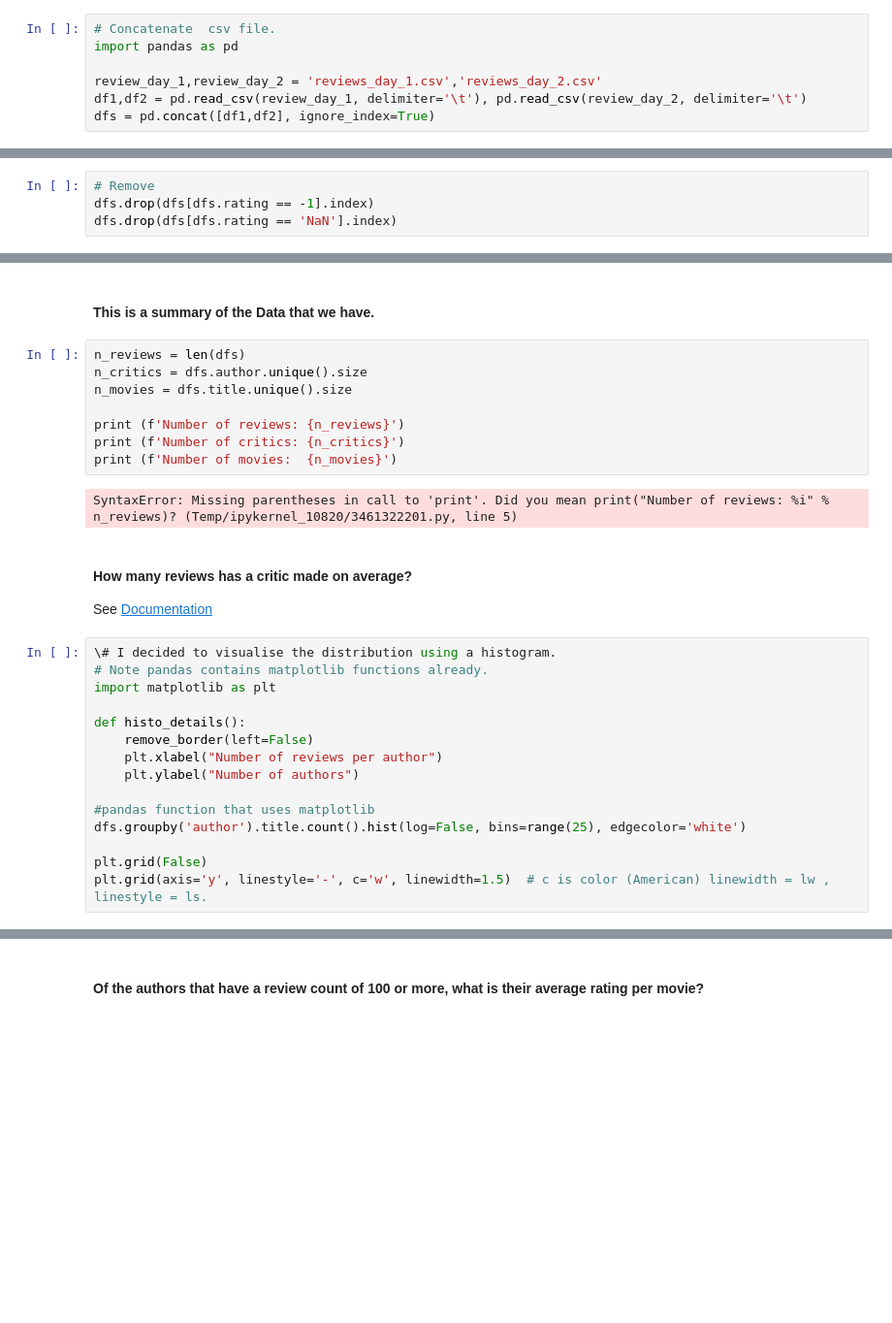
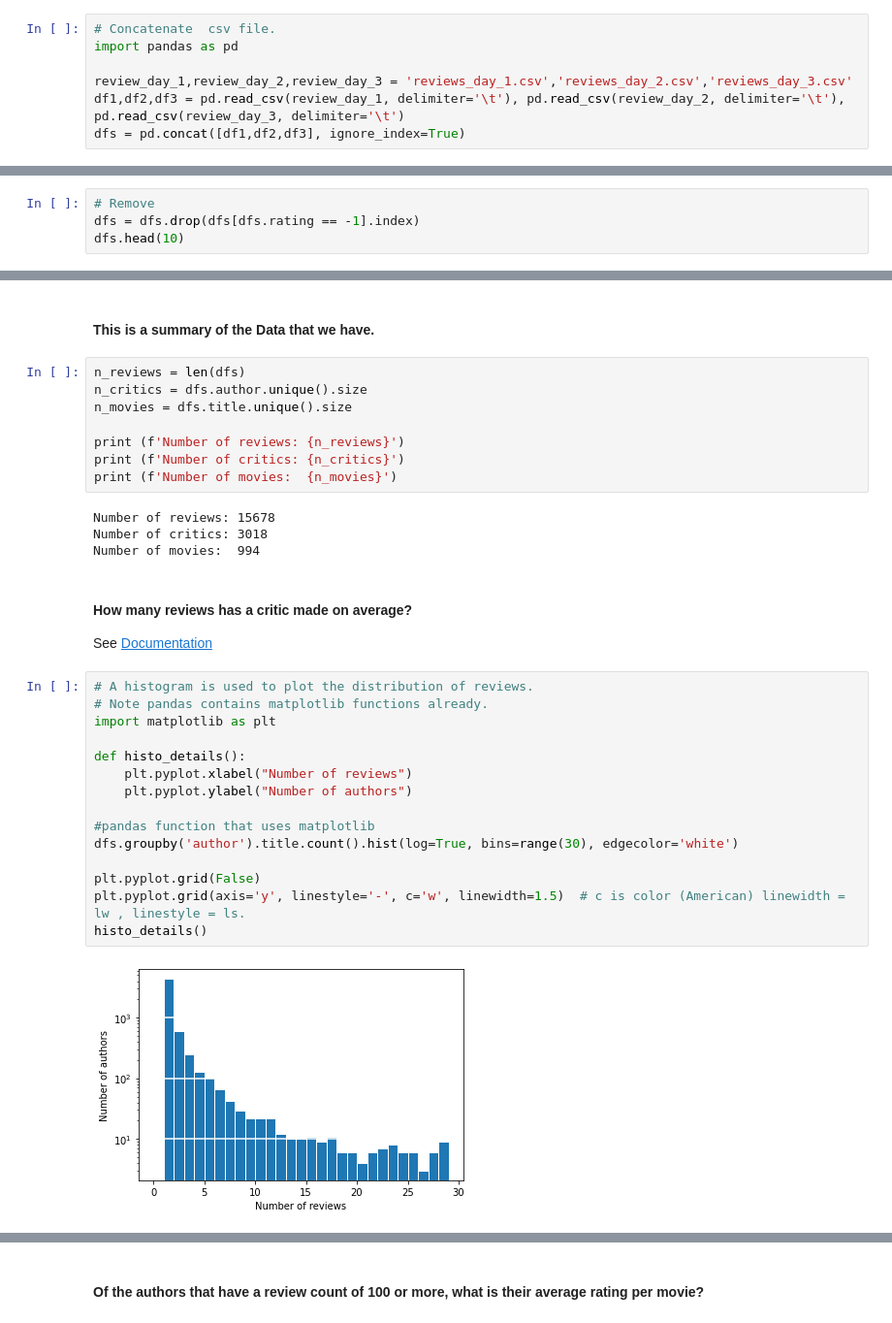
Before and after one commit to davidaristotle2012/Data_Science_Projects, a Jupyter notebook: IMDB_NaiveBayes/Data_Exploration.ipynb, the cells around one changed output, grey strips where cells are left out. Shown at 97% size. Drawn from its saved outputs; the diff is of its cells as text; blank space fills up the shorter version.

```diff
--- a/IMDB_NaiveBayes/Data_Exploration.ipynb
+++ b/IMDB_NaiveBayes/Data_Exploration.ipynb
@@ -5,9 +5,9 @@ In this section, the data from 'Data_Acquisition' over the past few days is merg
 # Concatenate  csv file.
 import pandas as pd
 
-review_day_1,review_day_2 = 'reviews_day_1.csv','reviews_day_2.csv'
-df1,df2 = pd.read_csv(review_day_1, delimiter='\t'), pd.read_csv(review_day_2, delimiter='\t')
-dfs = pd.concat([df1,df2], ignore_index=True)
+review_day_1,review_day_2,review_day_3 = 'reviews_day_1.csv','reviews_day_2.csv','reviews_day_3.csv'
+df1,df2,df3 = pd.read_csv(review_day_1, delimiter='\t'), pd.read_csv(review_day_2, delimiter='\t'), pd.read_csv(review_day_3, delimiter='\t')
+dfs = pd.concat([df1,df2,df3], ignore_index=True)
 # %% [markdown]
 #### Some Cleaning
 Remove -1 and NaN
@@ -18,4 +37,4 @@ print(len(dfs[dfs.rating == 'NaN']))
 # %%
 # Remove
-dfs.drop(dfs[dfs.rating == -1].index)
-dfs.drop(dfs[dfs.rating == 'NaN'].index)
+dfs = dfs.drop(dfs[dfs.rating == -1].index)
+dfs.head(10)
@@ -30,24 +61,28 @@ print (f'Number of reviews: {n_reviews}')
 print (f'Number of critics: {n_critics}')
 print (f'Number of movies:  {n_movies}')
 # %% [output]
-SyntaxError: Missing parentheses in call to 'print'. Did you mean print("Number of reviews: %i" % n_reviews)? (Temp/ipykernel_10820/3461322201.py, line 5)
+Number of reviews: 15678
+Number of critics: 3018
+Number of movies:  994
 # %% [markdown]
 #### How many reviews has a critic made on average?
 See [Documentation](https://pandas.pydata.org/docs/reference/api/pandas.core.groupby.DataFrameGroupBy.hist.html?highlight=hist#pandas.core.groupby.DataFrameGroupBy.hist)
 # %%
-\# I decided to visualise the distribution using a histogram.
+# A histogram is used to plot the distribution of reviews.
 # Note pandas contains matplotlib functions already.
 import matplotlib as plt
 
 def histo_details():
-    remove_border(left=False)
-    plt.xlabel("Number of reviews per author")
-    plt.ylabel("Number of authors")
+    plt.pyplot.xlabel("Number of reviews")
+    plt.pyplot.ylabel("Number of authors")
 
 #pandas function that uses matplotlib
-dfs.groupby('author').title.count().hist(log=False, bins=range(25), edgecolor='white')
+dfs.groupby('author').title.count().hist(log=True, bins=range(30), edgecolor='white')
 
-plt.grid(False)
-plt.grid(axis='y', linestyle='-', c='w', linewidth=1.5)  # c is color (American) linewidth = lw , linestyle = ls.
+plt.pyplot.grid(False)
+plt.pyplot.grid(axis='y', linestyle='-', c='w', linewidth=1.5)  # c is color (American) linewidth = lw , linestyle = ls.
+histo_details()
+# %% [output]
+[figure, added]
 # %% [markdown]
 #### Which authors have the most reviews?
```
Also changed, not shown: parts of 10 cells of this notebook, 1 other file.
